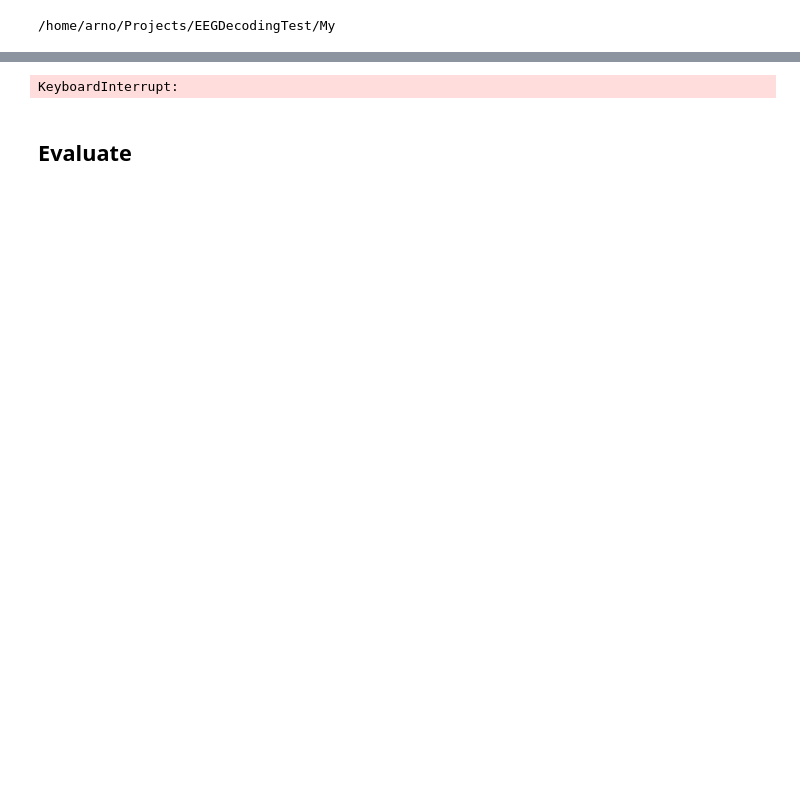
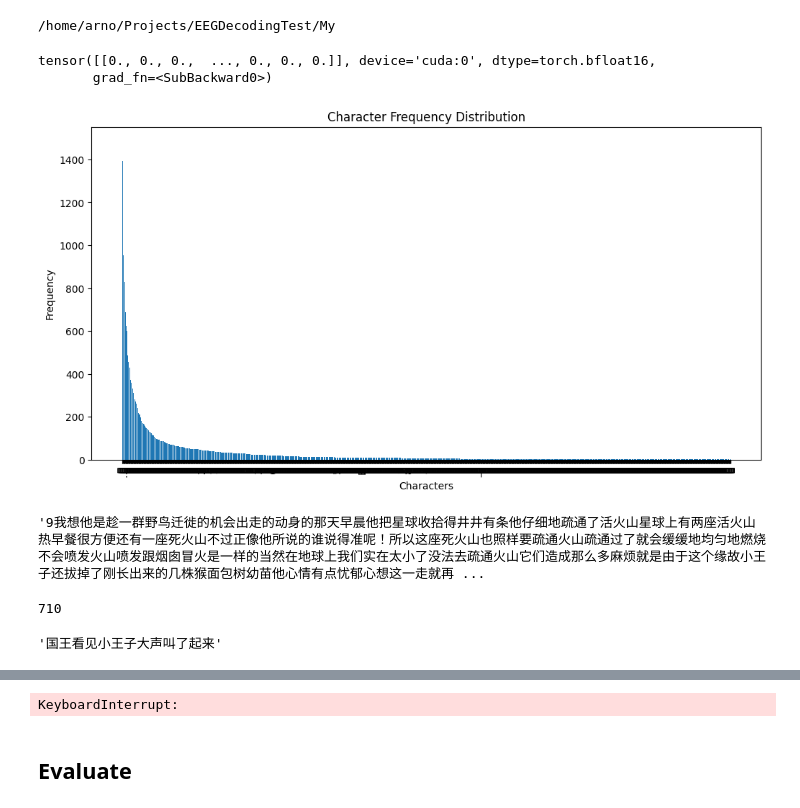
Before and after one commit to arnoliudaxia/sh-DLAndML-project, a Jupyter notebook: Experiment/InsertEmbedding/embedingInsertQwen.ipynb, the cells around one changed output, grey strips where cells are left out. Drawn from its saved outputs; the diff is of its cells as text; code cells hidden in the pictures; blank space fills up the shorter version.

```diff
--- a/Experiment/InsertEmbedding/embedingInsertQwen.ipynb
+++ b/Experiment/InsertEmbedding/embedingInsertQwen.ipynb
@@ -32,3 +32,11 @@ def getEmbedding(text, raw=False):
 
         model_inputs = tokenizer([text], return_tensors="pt").to(device)
         return model.get_input_embeddings()(model_inputs.input_ids)
+# %%
+e1=getEmbedding("love",raw=True) #torch.Size([1, 1, 3584])
+e2=getEmbedding("9900\nlove",raw=True) #torch.Size([1, 6, 3584])
+
+e2[0,-1,:]-e1[0,:,:]
+# %% [output]
+tensor([[0., 0., 0.,  ..., 0., 0., 0.]], device='cuda:0', dtype=torch.bfloat16,
+       grad_fn=<SubBackward0>)
@@ -34,0 +45,40 @@ def getEmbedding(text, raw=False):
+# %%
+from collections import Counter
+import matplotlib.pyplot as plt
+
+# Extract characters
+character_list = [ch[0] for ch in characters]
+
+# Count frequencies
+frequency_counts = Counter(character_list)
+
+# Sort by frequency
+sorted_counts = frequency_counts.most_common()
+
+# Separate keys and values for plotting
+keys, values = zip(*sorted_counts)
+
+# Plot the frequencies
+plt.figure(figsize=(12, 6))
+plt.bar(keys, values)
+plt.xlabel('Characters')
+plt.ylabel('Frequency')
+plt.title('Character Frequency Distribution')
+plt.xticks(rotation=90)
+plt.show()
+# %% [output]
+[figure, added]
+# %%
+concatenated_string
+# %% [output]
+'9我想他是趁一群野鸟迁徙的机会出走的动身的那天早晨他把星球收拾得井井有条他仔细地疏通了活火山星球上有两座活火山热早餐很方便还有一座死火山不过正像他所说的谁说得准呢！所以这座死火山也照样要疏通火山疏通过了就会缓缓地均匀地燃烧不会喷发火山喷发跟烟囱冒火是一样的当然在地球上我们实在太小了没法去疏通火山它们造成那么多麻烦就是由于这个缘故小王子还拔掉了刚长出来的几株猴面包树幼苗他心情有点忧郁心想这一走就再 ...
+# %%
+
+substring_index = concatenated_string.find("国王看见小王子大声叫了起来")
+substring_index
+# %% [output]
+710
+# %%
+concatenated_string[710:723]
+# %% [output]
+'国王看见小王子大声叫了起来'
```
Also changed, not shown: parts of 37 cells of this notebook, 5 other files.
